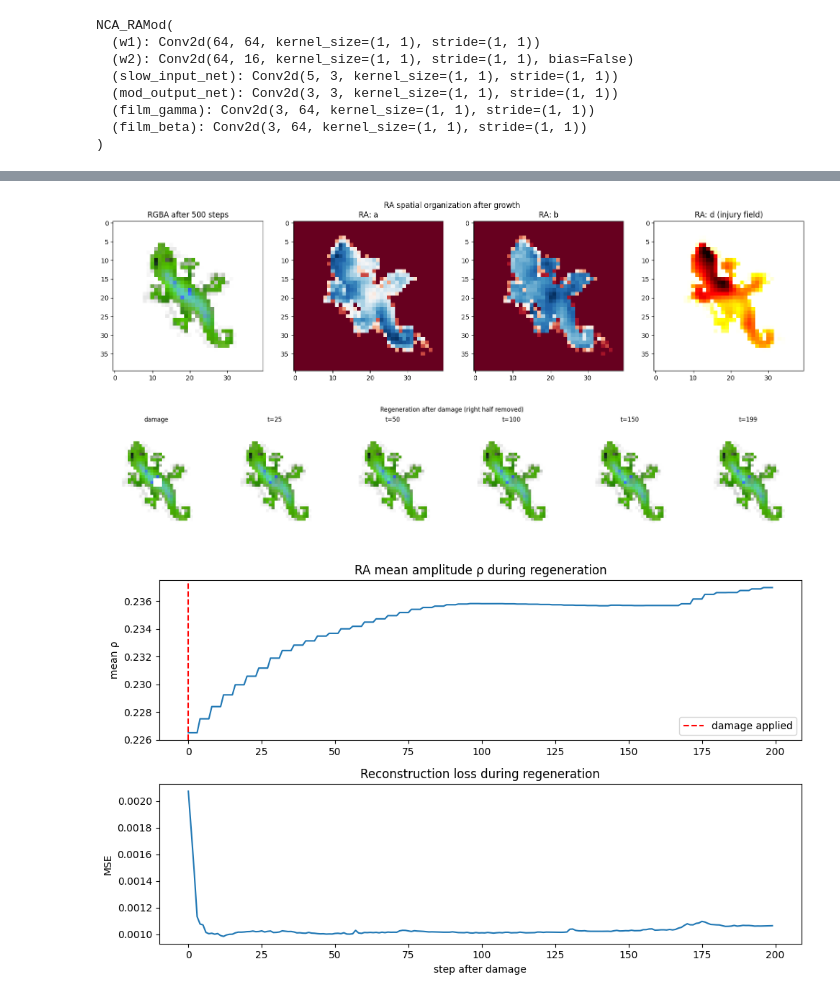
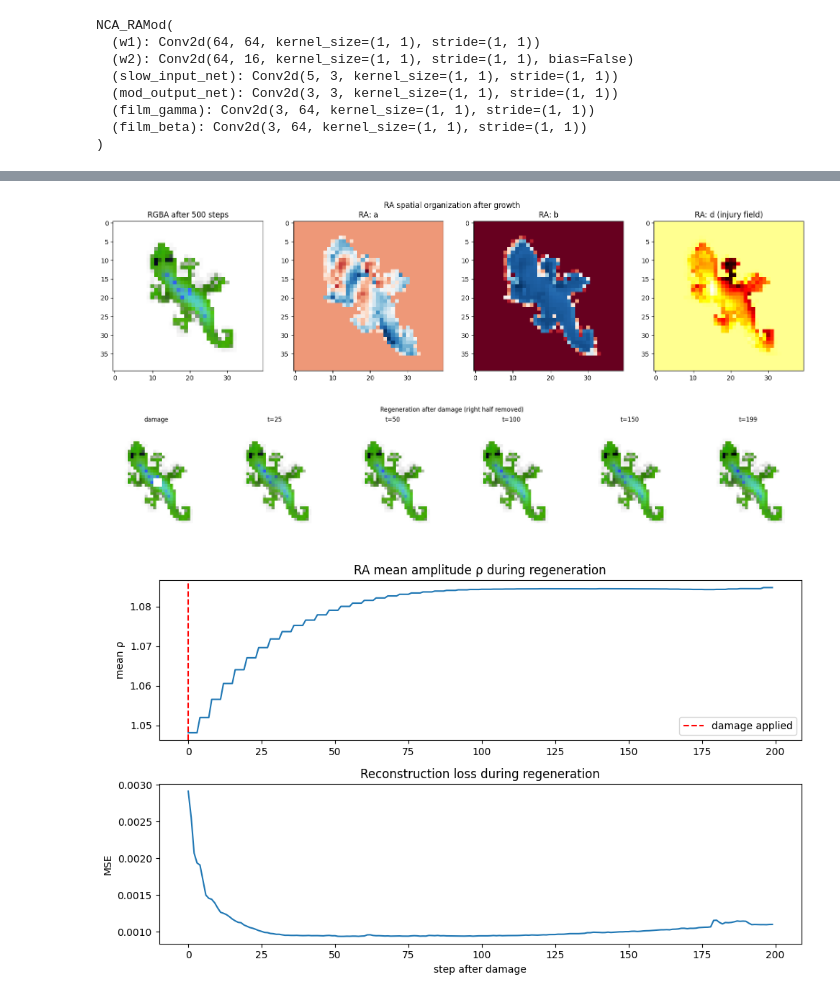
Before and after one commit to lshofsl/Thesis, a Jupyter notebook: NCA_w_RAmod.ipynb, the cells around one changed output, grey strips where cells are left out. Saved outputs shown, nothing was run; the diff lists cells and outputs as text; code cells hidden in the pictures.

```diff
--- a/NCA_w_RAmod.ipynb
+++ b/NCA_w_RAmod.ipynb
@@ -148,8 +148,8 @@ name = folder + "/" +type(nca).__name__
 # %%
 #@title Training { vertical-output: true}
 
-lambda_p = 0.005
-lambda_m = 0.01
+lambda_p = 0.1
+lambda_m = 0.1
 
 alpha_log =  []
 beta_log   = []
@@ -194,7 +194,16 @@ for i in range(TRAINING_ITERS + 1):
     per_sample_img_loss = (base - x_rgb).pow(2).mean(dim=[1, 2, 3]) + \
         0.1 * (perchannel_conv(base, filters) - perchannel_conv(x_rgb, filters)).pow(2).mean(dim=[1, 2, 3])
 
-    per_sample_loss = per_sample_img_loss + (lambda_p * total_amp_loss / itters) + (lambda_m * total_smooth_loss / itters)
+
+
+
+    amp_scale    = total_amp_loss.detach().mean().clamp(min=1e-6)
+    smooth_scale = total_smooth_loss.detach().mean().clamp(min=1e-6)
+    img_scale    = per_sample_img_loss.detach().mean().clamp(min=1e-6)
+
+    per_sample_loss = (per_sample_img_loss / img_scale) + \
+                  (lambda_p * total_amp_loss / amp_scale / itters) + \
+                  (lambda_m * total_smooth_loss / smooth_scale / itters)
     loss = per_sample_loss.mean()
 
     optim.zero_grad()
@@ -585,41 +596,42 @@ with torch.no_grad():
 
     for t in range(200):
         x_damaged, amp, phase,_,_ = nca(x_damaged, step=t, k=4)
-        amps.append(amp.mean().item())
+        amps.append((amp[0] * live_mask).sum().item() /
+                                      (live_mask.sum().item() + 1e-6))
         losses.append((base[0:1] - x_damaged[:, :4]).pow(2).mean().item())
         if t in [25, 50, 100, 150, 199]:
             frames_damaged.append(
                 x_damaged[0, :4].permute(1,2,0).cpu().clip(0,1)
             )
 
     # Show regeneration frames
     fig, axes = plt.subplots(1, len(frames_damaged), figsize=(20, 4))
     titles = ['damage'] + [f't={t}' for t in [25, 50, 100, 150, 199]]
     for ax, frame, title in zip(axes, frames_damaged, titles):
         ax.imshow(frame)
         ax.set_title(title)
         ax.axis('off')
     plt.suptitle('Regeneration after damage (right half removed)')
     plt.tight_layout()
     plt.show()
 
     # --- Plot 3: RA amplitude and loss over regeneration ---
     fig, (ax1, ax2) = plt.subplots(2, 1, figsize=(10, 6))
     ax1.plot(amps)
     ax1.axvline(x=0, color='r', linestyle='--', label='damage applied')
     ax1.set_title('RA mean amplitude ρ during regeneration')
     ax1.set_ylabel('mean ρ')
     ax1.legend()
     ax2.plot(losses)
     ax2.set_title('Reconstruction loss during regeneration')
     ax2.set_ylabel('MSE')
     ax2.set_xlabel('step after damage')
     plt.tight_layout()
     plt.show()
 # %% [output]
-[figure, old version]
+[figure, new version]
-[figure, old version]
+[figure, new version]
-[figure, old version]
+[figure, new version]
 # %%
 
 
```
Also changed, not shown: parts of 9 cells of this notebook.
